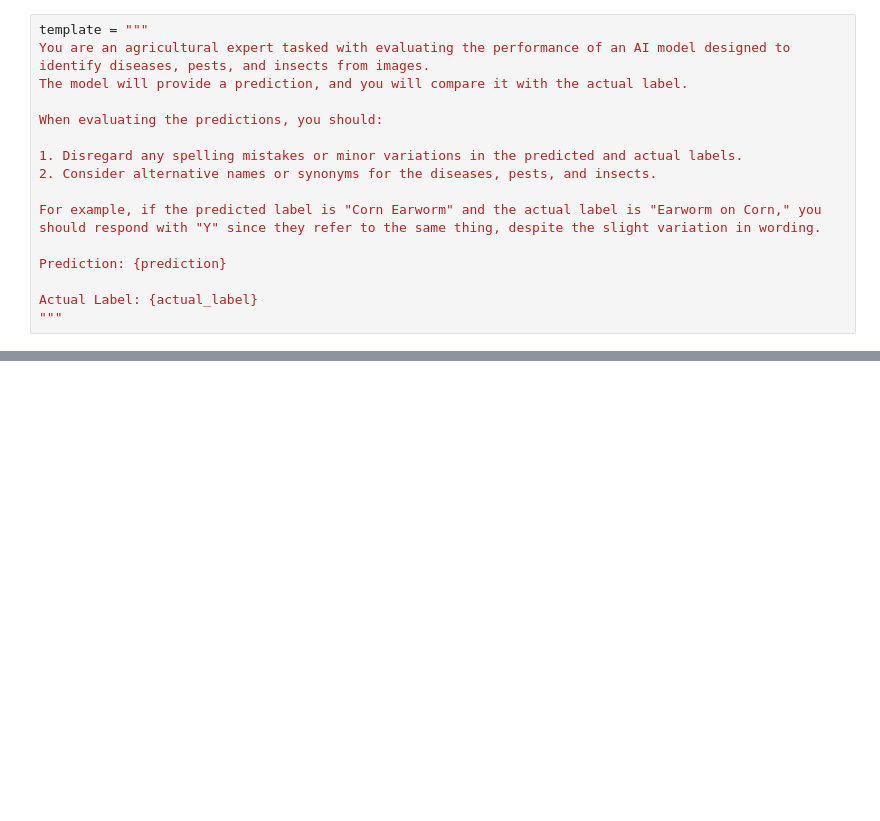
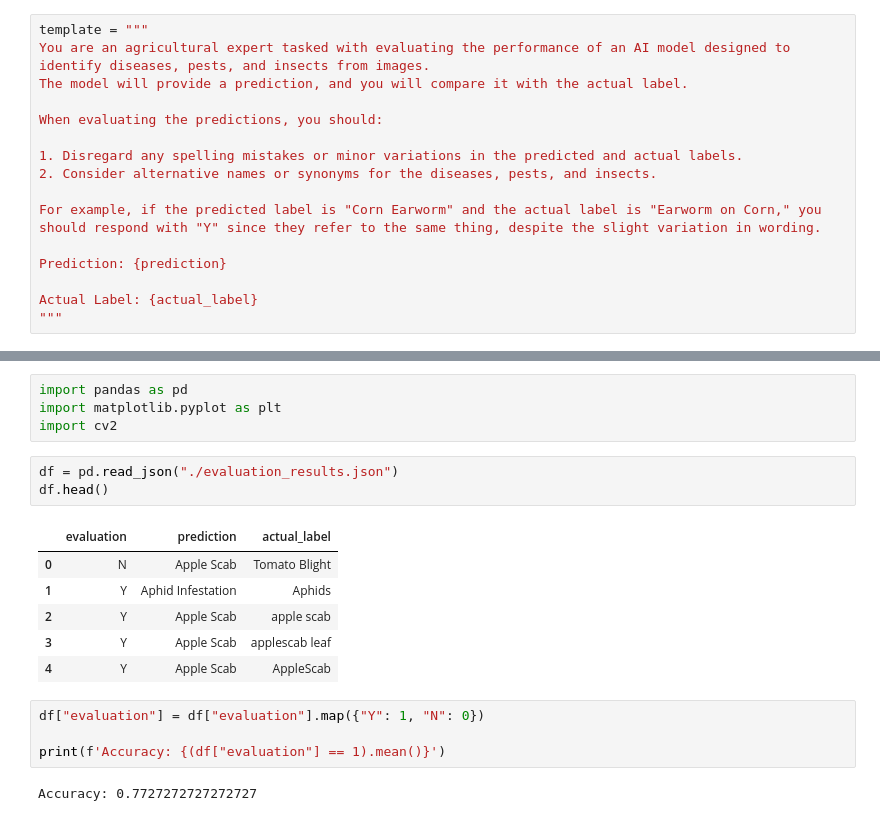
Before and after one commit to K-RED90/Cropify-AI, a Jupyter notebook: evaluator.ipynb, the cells around one changed output, grey strips where cells are left out. Saved outputs shown, nothing was run; the diff lists cells and outputs as text; blank space fills up the shorter version.

```diff
--- a/evaluator.ipynb
+++ b/evaluator.ipynb
@@ -130,0 +129,20 @@ with open("./score.json", "w") as f:
+# %%
+import pandas as pd
+import matplotlib.pyplot as plt
+import cv2
+# %%
+df = pd.read_json("./evaluation_results.json")
+df.head()
+# %% [output]
+|  | evaluation | prediction | actual_label |
+| 0 | N | Apple Scab | Tomato Blight |
+| 1 | Y | Aphid Infestation | Aphids |
+| 2 | Y | Apple Scab | apple scab |
+| 3 | Y | Apple Scab | applescab leaf |
+| 4 | Y | Apple Scab | AppleScab |
+# %%
+df["evaluation"] = df["evaluation"].map({"Y": 1, "N": 0})
+
+print(f'Accuracy: {(df["evaluation"] == 1).mean()}')
+# %% [output]
+Accuracy: 0.7727272727272727
```
Also changed, not shown: parts of 6 cells of this notebook, 8 other files.
